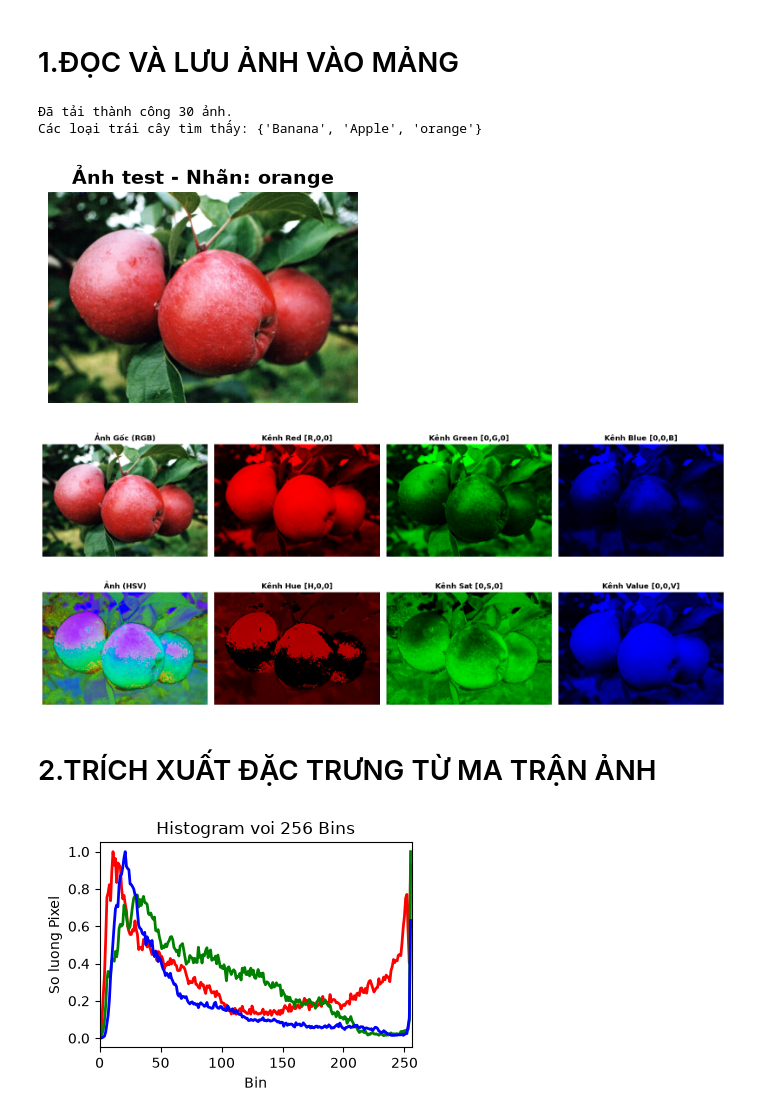
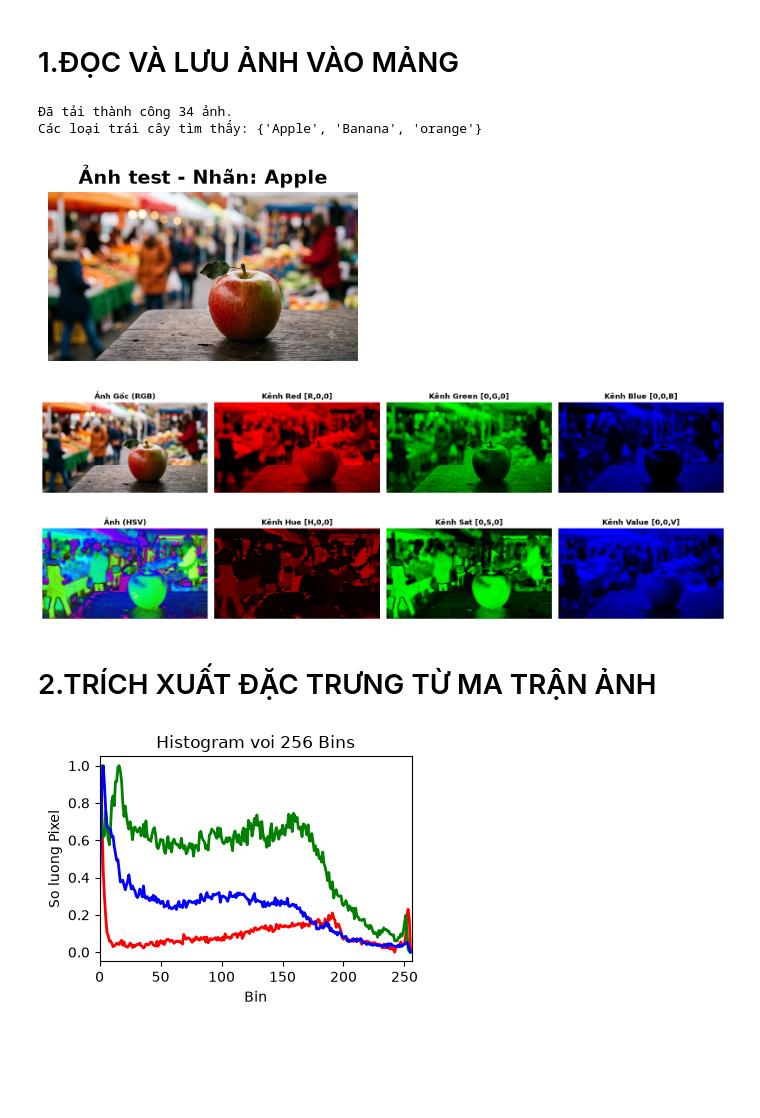
Before and after one commit to Trankhoa0912/Fruit_classification, a Jupyter notebook: src/Color_histogram2.ipynb, the cells around one changed output. Cells and saved outputs as stored; diff of their text form; code cells hidden in the pictures; blank space fills up the shorter version.

```diff
--- a/src/Color_histogram2.ipynb
+++ b/src/Color_histogram2.ipynb
@@ -40,32 +40,32 @@ def load_images_from_folder(img_folder):
 # %%
 dataset_folder = '../Img,Video/Image'
 
 images, labels = load_images_from_folder(dataset_folder)
 
 if len(images) > 0:
     print(f"Đã tải thành công {len(images)} ảnh.")
     print(f"Các loại trái cây tìm thấy: {set(labels)}")
 
     # 1. Chọn 1 bức ảnh trong mảng để hiển thị
-    sample_img = images[21]
-    sample_label = labels[0]
+    sample_img = images[23]
+    sample_label = labels[23]
 
     # 2. Chuyển đổi BGR (OpenCV) sang RGB (Matplotlib) để hiển thị màu sắc chuẩn xác
     sample_img_rgb = cv2.cvtColor(sample_img, cv2.COLOR_BGR2RGB)
 
     # 3. Vẽ ảnh ra màn hình Notebook
     plt.figure(figsize=(4, 4))
     plt.imshow(sample_img_rgb)
     plt.title(f"Ảnh test - Nhãn: {sample_label}", fontsize=14, fontweight='bold')
     plt.axis('off') # Tắt trục tọa độ cho đẹp
     plt.show()
 
 else:
     print(f"Không tìm thấy ảnh. Kiểm tra lại đường dẫn: {dataset_folder}")
 # %% [output]
-Đã tải thành công 30 ảnh.
-Các loại trái cây tìm thấy: {'Banana', 'Apple', 'orange'}
+Đã tải thành công 34 ảnh.
+Các loại trái cây tìm thấy: {'Apple', 'Banana', 'orange'}
-[figure, old version]
+[figure, new version]
 # %%
 # ==================== PHẦN 1: TÁCH VÀ HIỂN THỊ CÁC KÊNH RGB ====================
 # 1. Chuyển đổi từ BGR (OpenCV) sang RGB
@@ -146,8 +146,8 @@ axes_hsv[3].axis('off')
 plt.tight_layout()
 plt.show()
 # %% [output]
-[figure, old version]
+[figure, new version]
-[figure, old version]
+[figure, new version]
 # %% [markdown]
 # 2.TRÍCH XUẤT ĐẶC TRƯNG TỪ MA TRẬN ẢNH
 # %%
@@ -181,7 +181,7 @@ def on_trackbar_change(bins_val):
 initial_bins = 256
 on_trackbar_change(initial_bins)
 # %% [output]
-[figure, old version]
+[figure, new version]
 # %%
 plt.imshow(sample_img_rgb)
 # %% [output]
```
Also changed, not shown: parts of 2 cells of this notebook, 4 other files.
